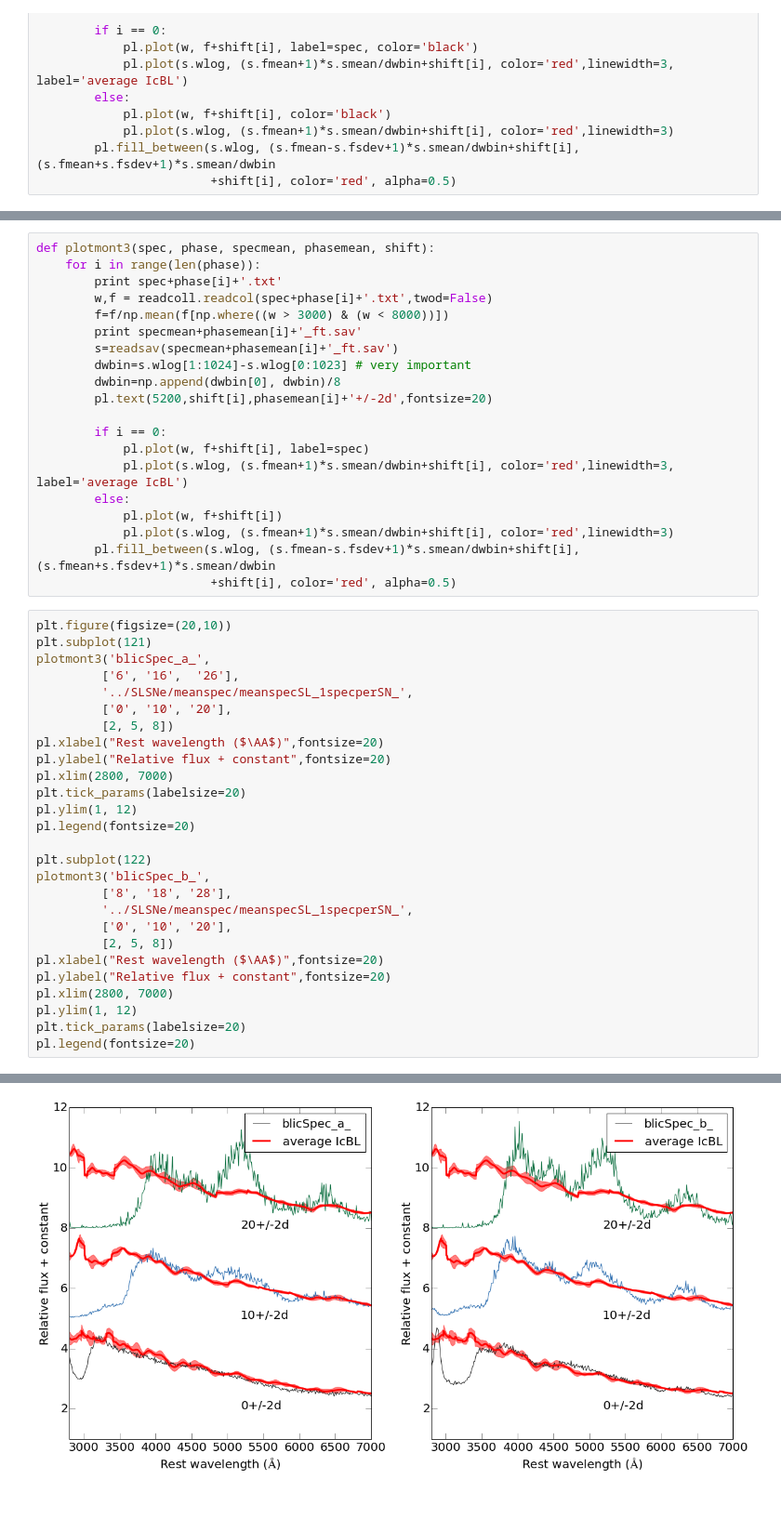
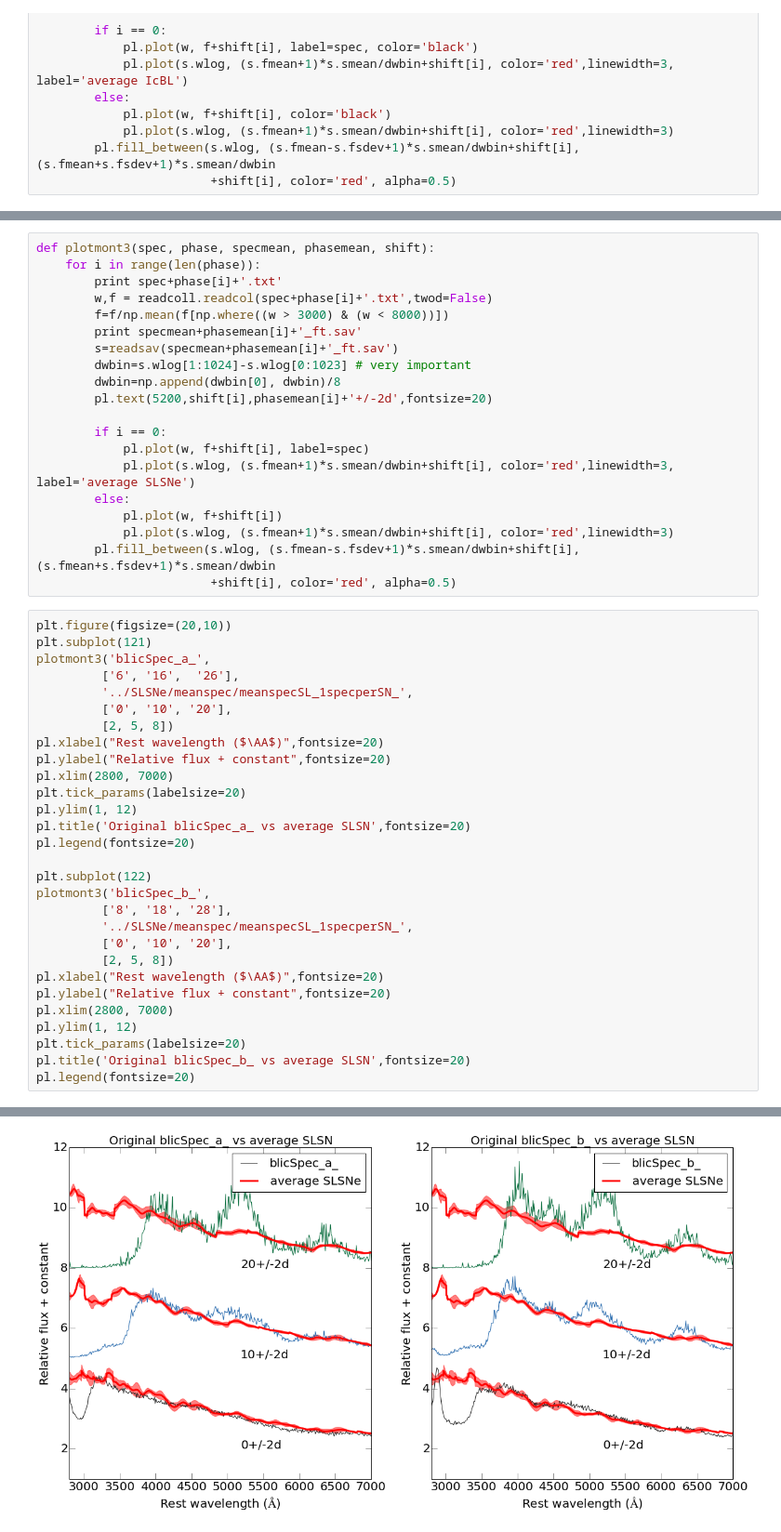
Before and after one commit to yoyo1989/ModelIcbl-Paul-Jenni, a Jupyter notebook: blicSpec_ab_vs_IcBLmean.ipynb, the cells around one changed output, grey strips where cells are left out. Shown at 93% size. Saved outputs shown, nothing was run; the diff lists cells and outputs as text; blank space fills up the shorter version.

```diff
--- a/blicSpec_ab_vs_IcBLmean.ipynb
+++ b/blicSpec_ab_vs_IcBLmean.ipynb
@@ -154,7 +161,7 @@ def plotmont3(spec, phase, specmean, phasemean, shift):
 
         if i == 0:
             pl.plot(w, f+shift[i], label=spec)
-            pl.plot(s.wlog, (s.fmean+1)*s.smean/dwbin+shift[i], color='red',linewidth=3, label='average IcBL')
+            pl.plot(s.wlog, (s.fmean+1)*s.smean/dwbin+shift[i], color='red',linewidth=3, label='average SLSNe')
         else:
             pl.plot(w, f+shift[i])
             pl.plot(s.wlog, (s.fmean+1)*s.smean/dwbin+shift[i], color='red',linewidth=3)
@@ -173,32 +180,34 @@ pl.ylabel("Relative flux + constant",fontsize=20)
 pl.xlim(2800, 7000)
 plt.tick_params(labelsize=20)
 pl.ylim(1, 12)
+pl.title('Original blicSpec_a_ vs average SLSN',fontsize=20)
 pl.legend(fontsize=20)
 
 plt.subplot(122)
 plotmont3('blicSpec_b_',
          ['8', '18', '28'],
          '../SLSNe/meanspec/meanspecSL_1specperSN_',
          ['0', '10', '20'],
          [2, 5, 8])
 pl.xlabel("Rest wavelength ($\AA$)",fontsize=20)
 pl.ylabel("Relative flux + constant",fontsize=20)
 pl.xlim(2800, 7000)
 pl.ylim(1, 12)
 plt.tick_params(labelsize=20)
+pl.title('Original blicSpec_b_ vs average SLSN',fontsize=20)
 pl.legend(fontsize=20)
 # %% [output]
 blicSpec_a_6.txt
 ../SLSNe/meanspec/meanspecSL_1specperSN_0_ft.sav
 blicSpec_a_16.txt
 ../SLSNe/meanspec/meanspecSL_1specperSN_10_ft.sav
 blicSpec_a_26.txt
 ../SLSNe/meanspec/meanspecSL_1specperSN_20_ft.sav
 blicSpec_b_8.txt
 ../SLSNe/meanspec/meanspecSL_1specperSN_0_ft.sav
 blicSpec_b_18.txt
 ../SLSNe/meanspec/meanspecSL_1specperSN_10_ft.sav
 blicSpec_b_28.txt
 ../SLSNe/meanspec/meanspecSL_1specperSN_20_ft.sav
 <matplotlib.legend.Legend at 0x...>
-[figure, old version]
+[figure, new version]
```
Also changed, not shown: parts of 5 cells of this notebook.
